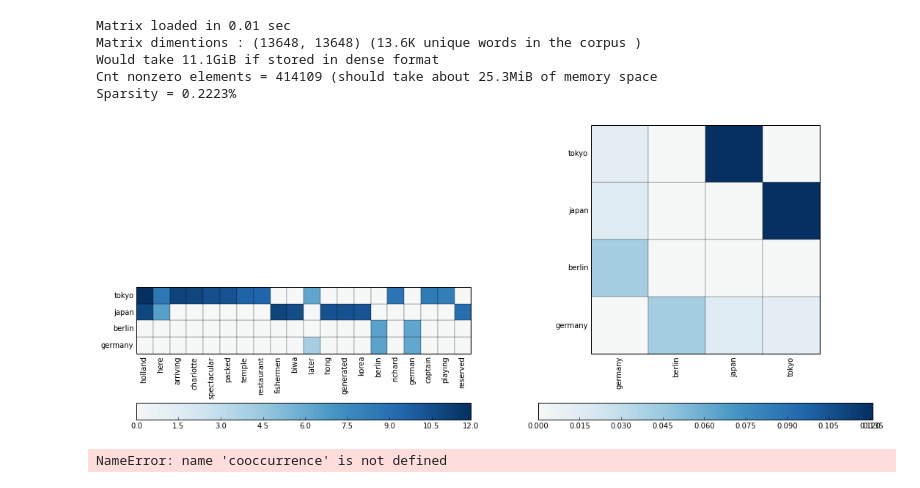
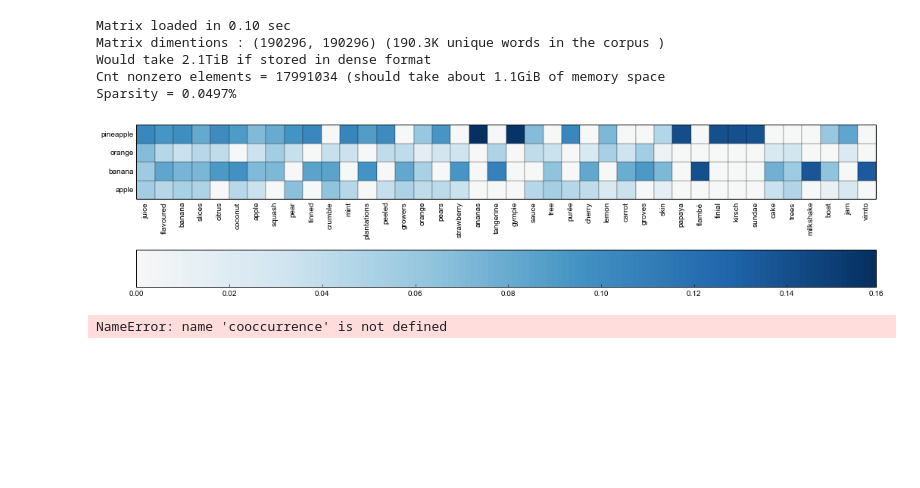
Before and after one commit to undertherain/vsmlib, a Jupyter notebook: python/matrices.ipynb, the cells around one changed output. Saved outputs shown, nothing was run; the diff lists cells and outputs as text; code cells hidden in the pictures; blank space fills up the shorter version.

```diff
--- a/python/matrices.ipynb
+++ b/python/matrices.ipynb
@@ -8,6 +8,7 @@ import random
 from scipy import sparse
 import sklearn
 from sklearn.metrics import pairwise_distances
+import sklearn.decomposition
 from scipy.spatial.distance import cosine
 from IPython.display import HTML
 import matplotlib as mpl
@@ -21,5 +22,6 @@ import vsmlib
 from myutils.formathelper import sizeof_fmt,countof_fmt
 #from vsmlib.similarity import cmp_words
 %matplotlib inline
+mpl.rcParams['figure.figsize'] = (17.5, 8.0)
 # %%
 if socket.gethostname()=="cypress":  dir_root="/storage/scratch/brown"
@@ -29,15 +31,0 @@ if socket.gethostname()=="rc017.m.gsic.titech.ac.jp":  dir_root="/home/blackbird
-# %%
-m = vsmlib.Model_explicit()
-m.load(dir_root)
-#m.filter_submatrix(["fast","quick"])
-#v.load(dir_root)
-#v.get_word_id("fast")
-#v.get_word_by_id(50379)
-#dic_words_ids={}
-#dic_words_ids["a"]
-# %% [output]
-Matrix loaded in 0.01 sec
-Matrix dimentions : (13648, 13648) (13.6K unique words in the corpus )
-Would take 11.1GiB if stored in dense format
-Cnt nonzero elements = 414109 (should take about 25.3MiB of memory space
-Sparsity = 0.2223%
@@ -48,0 +32,9 @@ Sparsity = 0.2223%
+# %%
+m = vsmlib.Model_explicit()
+m.load(dir_root)
+# %% [output]
+Matrix loaded in 0.10 sec
+Matrix dimentions : (190296, 190296) (190.3K unique words in the corpus )
+Would take 2.1TiB if stored in dense format
+Cnt nonzero elements = 17991034 (should take about 1.1GiB of memory space
+Sparsity = 0.0497%
@@ -49,5 +43,4 @@ Sparsity = 0.2223%
 # %%
-mpl.rcParams['figure.figsize'] = (18.0, 8.0)
 from matplotlib.colors import Normalize
 
 class MidpointNormalize(Normalize):
@@ -80,7 +73,7 @@ def plot_heat(ax,m,xlabels,ylabels):
     plt.colorbar(heatmap,orientation='horizontal')
 
 def draw_features_and_similarity(mm,numbered=False):
-    rows,cols,xlabels=mm.filter_submatrix(words_of_interest,20)
+    rows,cols,xlabels=mm.filter_submatrix(words_of_interest,25)
     ax=plt.subplot(1,2,1)
     plot_heat(ax,cols,xlabels,words_of_interest)
     #plot_heat(ax,abs(m),numbered)
@@ -89,19 +82,17 @@ def draw_features_and_similarity(mm,numbered=False):
     np.fill_diagonal(t,0)
     plot_heat(ax,t,words_of_interest,words_of_interest)
     #plt.savefig("m1.pdf")
-    #plt.show()
 
-#draw_features_and_similarity(cooccurrence.todense())
-#words_of_interest=["day","running","quick","fast","kind","good","point","fun"]
-#words_of_interest=["king","man"]
-words_of_interest=["apple","banana","orange","pineapple"]
-#plt.savefig("plot.pdf")
-#draw_features_and_similarity(dense)
+def draw_features(mm,numbered=False,num_features=20):
+    rows,cols,xlabels=mm.filter_submatrix(words_of_interest,num_features)
+    ax=plt.subplot()
+    plot_heat(ax,cols,xlabels,words_of_interest)
 # %%
 words_of_interest=["germany","berlin","japan","tokyo"]
-draw_features_and_similarity(m)
+words_of_interest=["apple","banana","orange","pineapple"]
+draw_features(m,num_features=40)
 # %% [output]
-[figure, old version]
+[figure, new version]
 # %%
 if cooccurrence.shape[1]>8000:
     print ("No way, this matrix is too huge")
```
Also changed, not shown: parts of 9 cells of this notebook, 2 other files.
